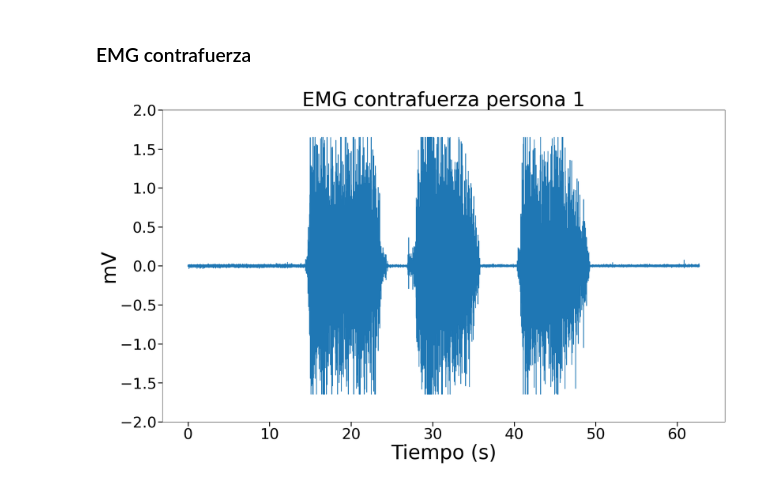
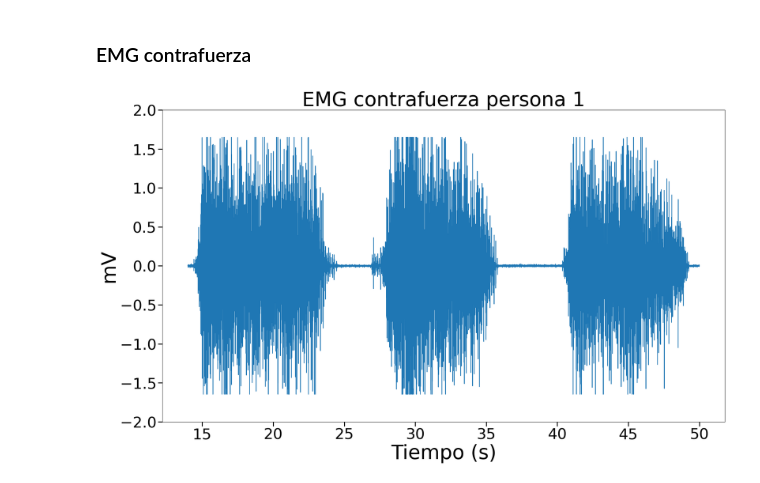
Before and after one commit to diego-taquiri/ECGMortalityPredictor, a Jupyter notebook: Documentación/Laboratorio 14/Diego Taquiri/emg-generate-filtered-windows.ipynb, the cells around one changed output. Saved outputs shown, nothing was run; the diff lists cells and outputs as text; code cells hidden in the pictures.

Commit message:
emg segments contra

```diff
--- a/Documentación/Laboratorio 14/Diego Taquiri/emg-generate-filtered-windows.ipynb
+++ b/Documentación/Laboratorio 14/Diego Taquiri/emg-generate-filtered-windows.ipynb
@@ -294,40 +262,44 @@ CSV files saved successfully!
 # %% [markdown]
 ### EMG contrafuerza
 # %%
-data=np.loadtxt("./../Laboratorio 04/emg_raw_data/isb-contrafuerza-armando/opensignals_98D3B1FD3DA9_2024-04-12_12-19-52.txt",skiprows=3)
+data=np.loadtxt("./../../Laboratorio 04/emg_raw_data/isb-contrafuerza-armando/opensignals_98D3B1FD3DA9_2024-04-12_12-19-52.txt",skiprows=3)
 
 bits = 10 # Bits de la salida
 volt_range = 3.3 #Rango de voltaje en milivoltios
 data_mV = (data[:,5] * volt_range/(2**bits - 1)) # convertir los bits a mV
 data_mV_centered = data_mV - np.mean(data_mV)  # Centrar la señal
+low_cutoff=14000
+high_cutoff=50000
 
+data_mV_centered = data_mV_centered[low_cutoff:high_cutoff]
 # Rectify the signal (full-wave rectification)
 data_mV_rectified = np.abs(data_mV_centered)
 
 time = np.arange(len(data_mV))/1000
+time =time[low_cutoff:high_cutoff]
 
 plt.figure(figsize=(20,12))
 
 plt.plot(time,data_mV_centered)
 
 plt.ylim(-2, 2)
 #plt.xlim(13, 31)
 plt.tick_params(axis='both', which='major', labelsize=34, width=2, length=10)
 plt.xlabel('Tiempo (s)', fontsize=45)
 plt.ylabel('mV', fontsize=45)
 plt.title('EMG contrafuerza persona 1', fontsize=45)
 plt.tight_layout()
 
-plt.savefig("plots/isb-contrafuerza-armando.png")
+#plt.savefig("plots/isb-contrafuerza-armando.png")
 
 #Tomamos solo 5 segundos de la señal
 y_1=data_mV[15000:20000]
 
 Fs = 1000
 Ts=1/Fs # Determinar el periodo de muestreo
 t_1 = np.arange(0, len(y_1)*Ts, Ts) # Crear vector de tiempo considerando periodo de muestreo
 # %% [output]
-[figure, old version]
+[figure, new version]
 # %%
 # FIR filter design
 def bartlett_fir(data, cutoff, fs, order=20):
```
Also changed, not shown: parts of 9 cells of this notebook, 13 other files.
